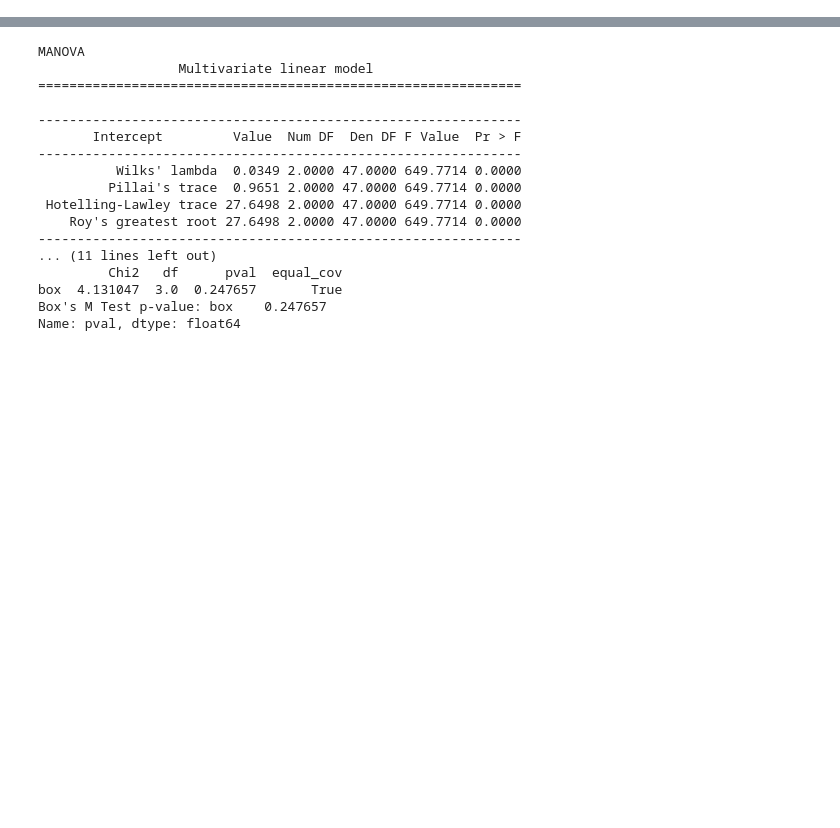
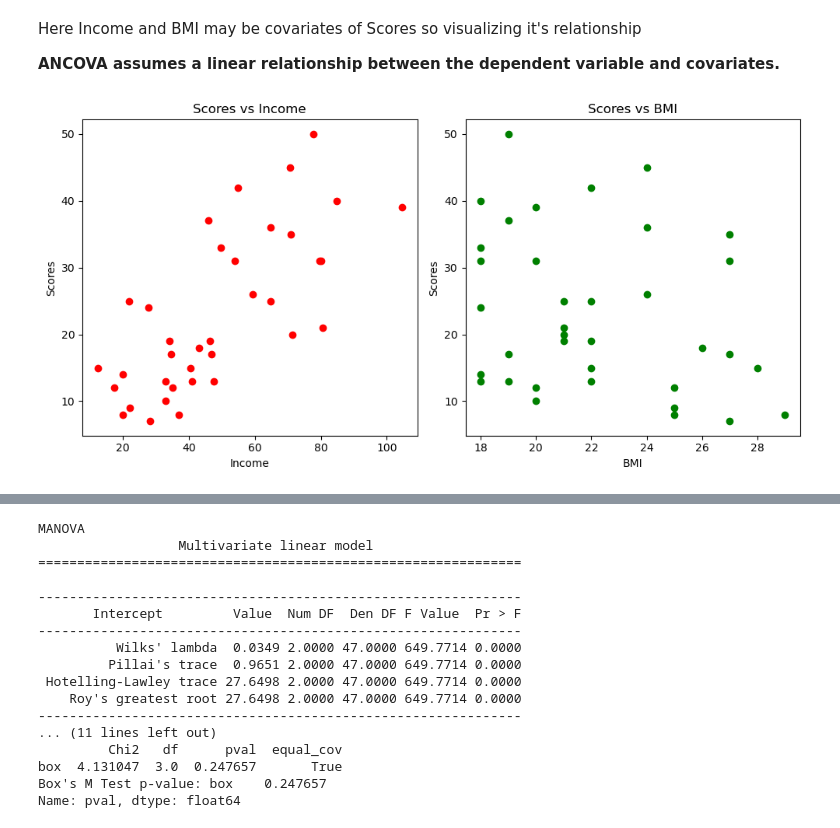
Before and after one commit to Data-200-Class/Data200, a Jupyter notebook: Week2/ancova.ipynb, the cells around one changed output, grey strips where cells are left out. Cells and saved outputs as stored; diff of their text form; code cells hidden in the pictures; blank space fills up the shorter version.

```diff
--- a/Week2/ancova.ipynb
+++ b/Week2/ancova.ipynb
@@ -12,0 +32,24 @@ df.sample(5)
+# %% [markdown]
+Here Income and BMI may be covariates of Scores so visualizing it's relationship
+
+**ANCOVA assumes a linear relationship between the dependent variable and covariates.**
+# %%
+# Scatter plot for Scores vs Income
+plt.figure(figsize=(10, 5))
+plt.subplot(1, 2, 1)
+plt.scatter(df['Income'], df['Scores'],c='r')
+plt.title('Scores vs Income')
+plt.xlabel('Income')
+plt.ylabel('Scores')
+
+# Scatter plot for Scores vs BMI
+plt.subplot(1, 2, 2)
+plt.scatter(df['BMI'], df['Scores'],c='g')
+plt.title('Scores vs BMI')
+plt.xlabel('BMI')
+plt.ylabel('Scores')
+
+plt.tight_layout()
+plt.show()
+# %% [output]
+[figure, added]
```
Also changed, not shown: parts of 36 cells of this notebook.
